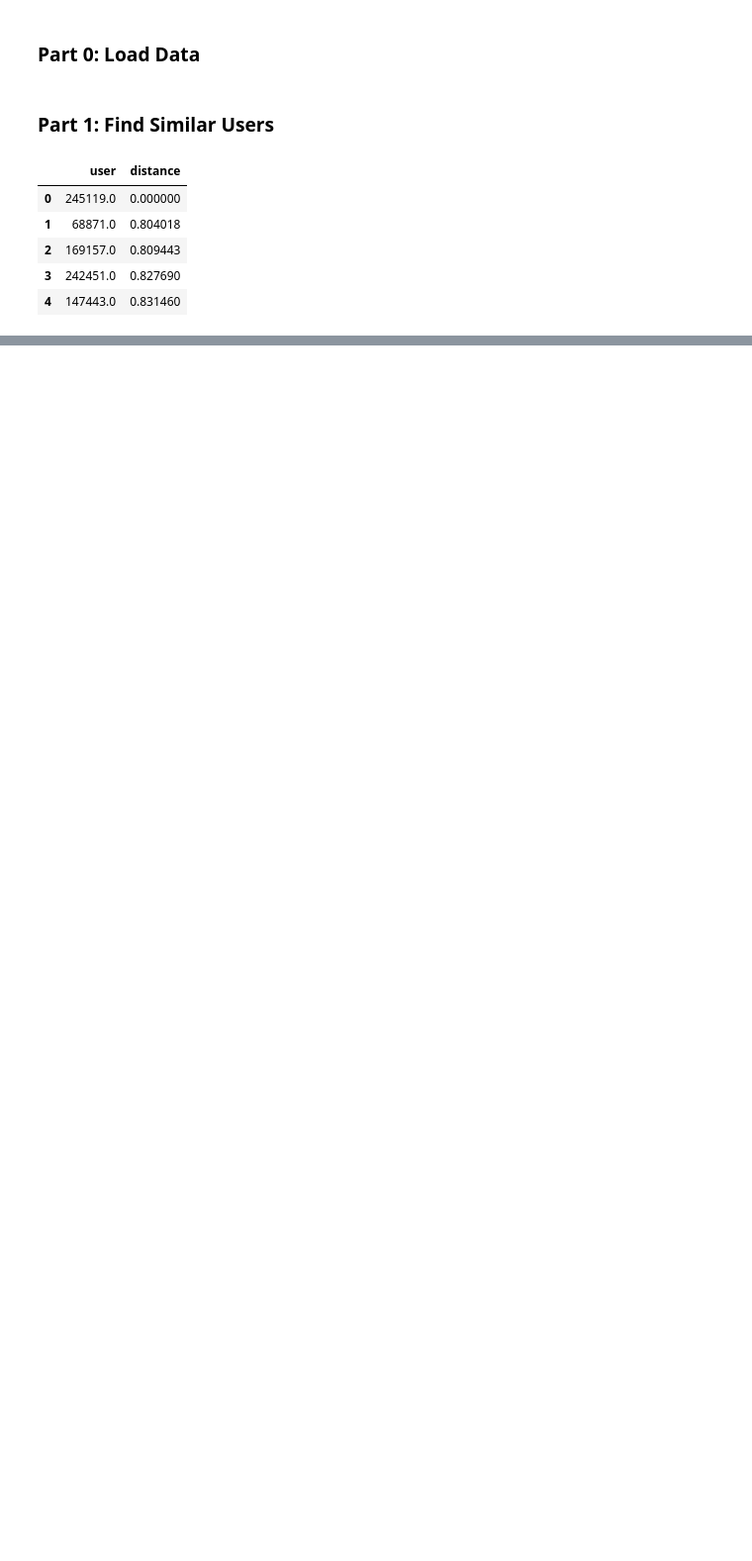
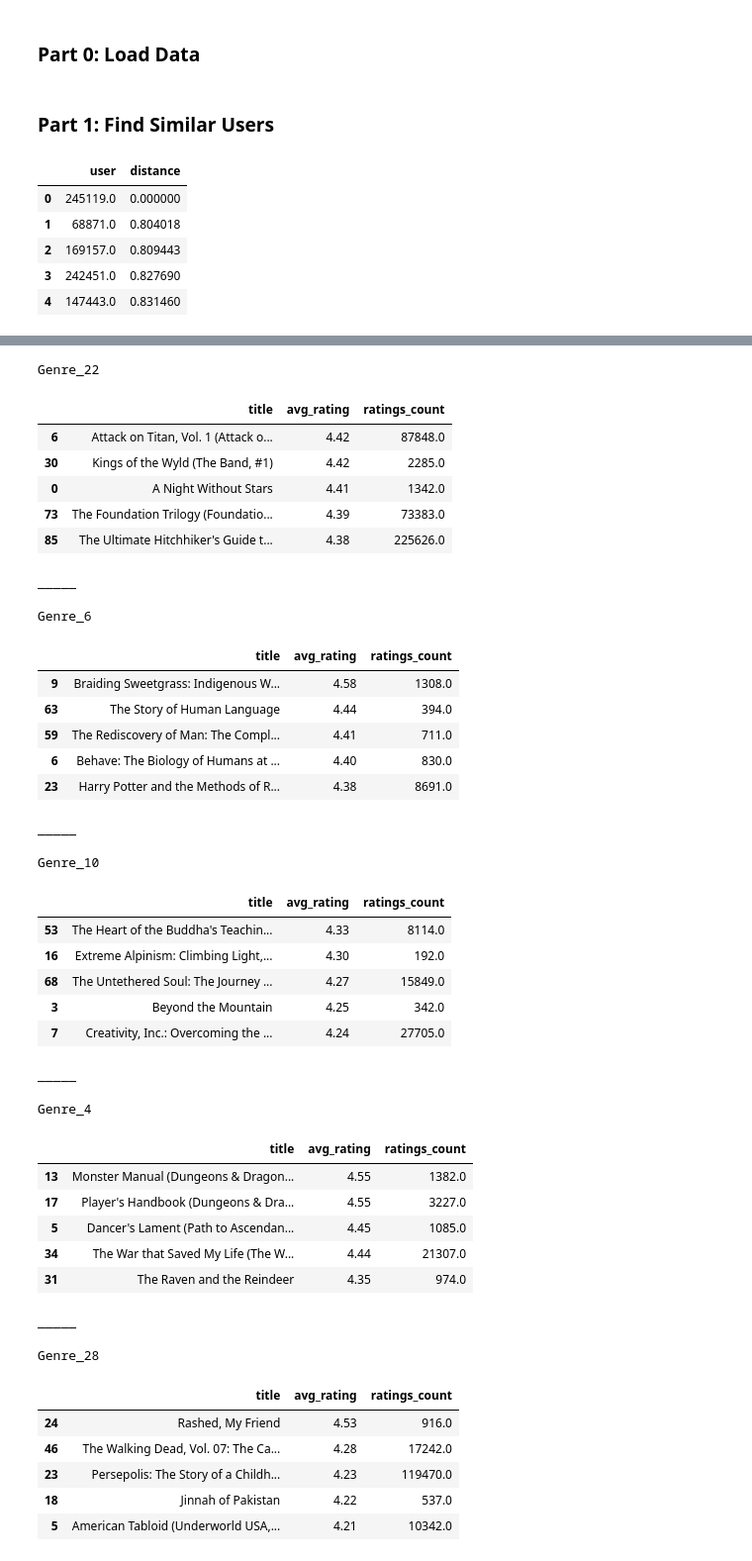
Before and after one commit to mraottth/projects, a Jupyter notebook: Goodreads Book Recommender/book_recommender.ipynb, the cells around one changed output, grey strips where cells are left out. Shown at 99% size. Cells and saved outputs as stored; diff of their text form; code cells hidden in the pictures; blank space fills up the shorter version.

```diff
--- a/Goodreads Book Recommender/book_recommender.ipynb
+++ b/Goodreads Book Recommender/book_recommender.ipynb
@@ -214,0 +232,59 @@ results
+# %%
+# Loop through genres in descending relevance order and print top 5 recs
+for genre in genre_ranking.index:
+
+    g = float(genre[6:])
+    highest_rated_recs_genre = neighbor_user_ratings.query("main_genre == @g")\
+        .groupby(["title", "avg_rating", "ratings_count", "year"])["book_id"]\
+        .count().reset_index().sort_values(by=["avg_rating", "book_id"], ascending=False)\
+        .rename(columns={"book_id":"percent_similar_users_read"})
+
+    highest_rated_recs_genre["percent_similar_users_read"] = highest_rated_recs_genre["percent_similar_users_read"] / n_neighbors
+
+    print(genre)
+    display(highest_rated_recs_genre[["title", "avg_rating", "ratings_count"]].head())
+    print("_____\n")
+# %% [output]
+Genre_22
+|  | title | avg_rating | ratings_count |
+| 6 | Attack on Titan, Vol. 1 (Attack o... | 4.42 | 87848.0 |
+| 30 | Kings of the Wyld (The Band, #1) | 4.42 | 2285.0 |
+| 0 | A Night Without Stars | 4.41 | 1342.0 |
+| 73 | The Foundation Trilogy (Foundatio... | 4.39 | 73383.0 |
+| 85 | The Ultimate Hitchhiker's Guide t... | 4.38 | 225626.0 |
+_____
+
+Genre_6
+|  | title | avg_rating | ratings_count |
+| 9 | Braiding Sweetgrass: Indigenous W... | 4.58 | 1308.0 |
+| 63 | The Story of Human Language | 4.44 | 394.0 |
+| 59 | The Rediscovery of Man: The Compl... | 4.41 | 711.0 |
+| 6 | Behave: The Biology of Humans at ... | 4.40 | 830.0 |
+| 23 | Harry Potter and the Methods of R... | 4.38 | 8691.0 |
+_____
+
+Genre_10
+|  | title | avg_rating | ratings_count |
+| 53 | The Heart of the Buddha's Teachin... | 4.33 | 8114.0 |
+| 16 | Extreme Alpinism: Climbing Light,... | 4.30 | 192.0 |
+| 68 | The Untethered Soul: The Journey ... | 4.27 | 15849.0 |
+| 3 | Beyond the Mountain | 4.25 | 342.0 |
+| 7 | Creativity, Inc.: Overcoming the ... | 4.24 | 27705.0 |
+_____
+
+Genre_4
+|  | title | avg_rating | ratings_count |
+| 13 | Monster Manual (Dungeons & Dragon... | 4.55 | 1382.0 |
+| 17 | Player's Handbook (Dungeons & Dra... | 4.55 | 3227.0 |
+| 5 | Dancer's Lament (Path to Ascendan... | 4.45 | 1085.0 |
+| 34 | The War that Saved My Life (The W... | 4.44 | 21307.0 |
+| 31 | The Raven and the Reindeer | 4.35 | 974.0 |
+_____
+
+Genre_28
+|  | title | avg_rating | ratings_count |
+| 24 | Rashed, My Friend | 4.53 | 916.0 |
+| 46 | The Walking Dead, Vol. 07: The Ca... | 4.28 | 17242.0 |
+| 23 | Persepolis: The Story of a Childh... | 4.23 | 119470.0 |
+| 18 | Jinnah of Pakistan | 4.22 | 537.0 |
+| 5 | American Tabloid (Underworld USA,... | 4.21 | 10342.0 |
```
Also changed, not shown: parts of 9 cells of this notebook.
